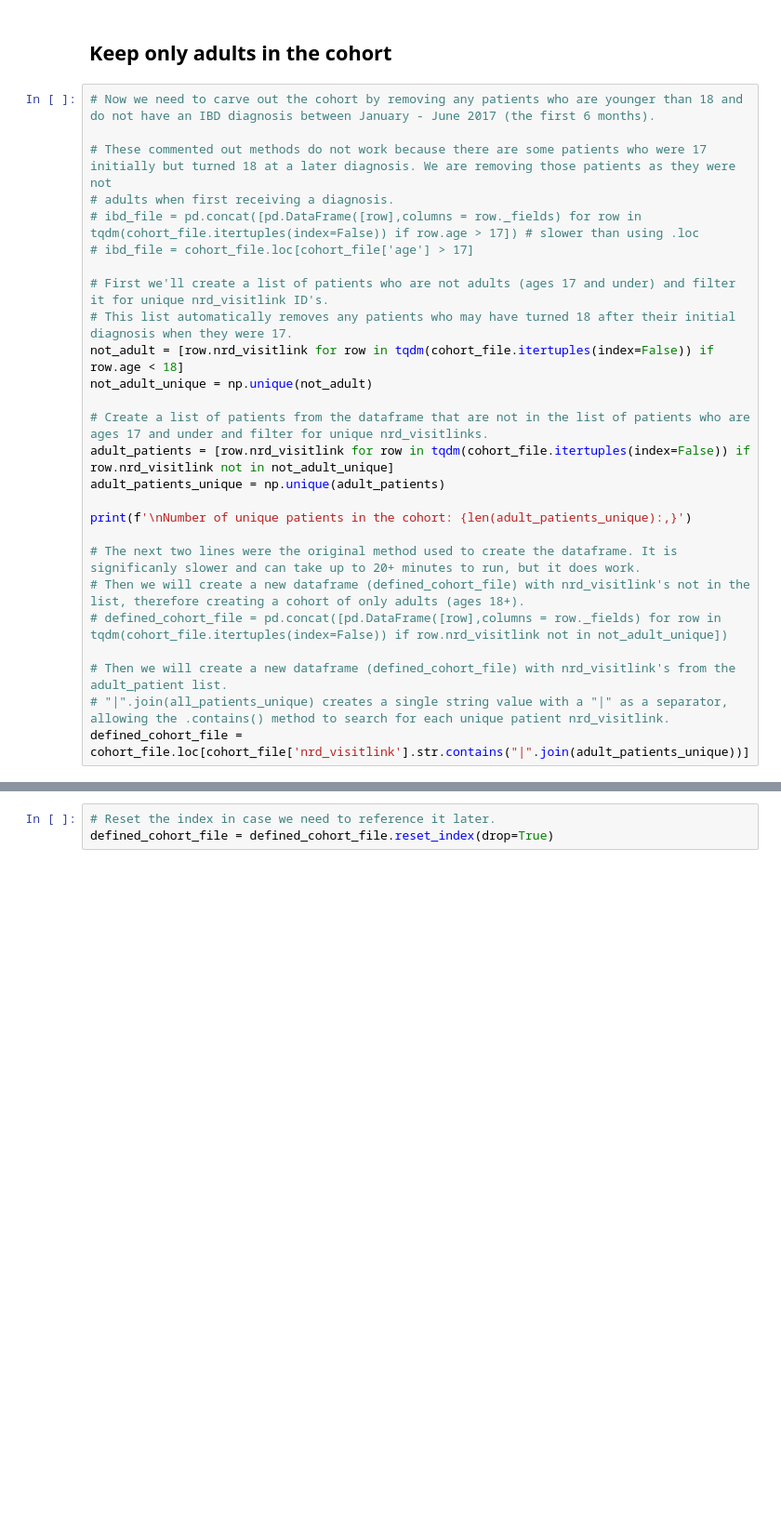
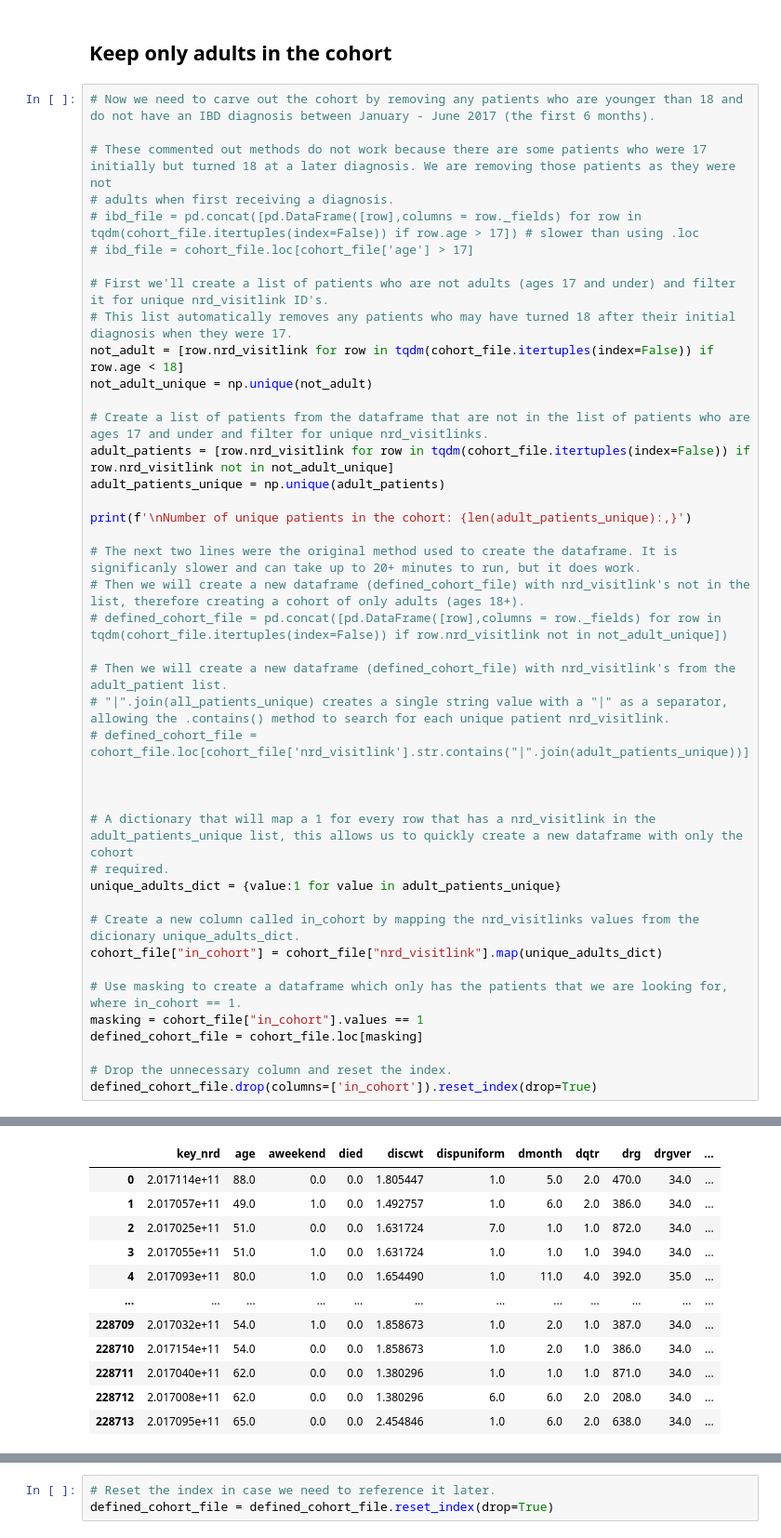
Before and after one commit to Autonomousse/UCSD_NRD_2017, a Jupyter notebook: NRD_2017_defining_cohort.ipynb, the cells around one changed output, grey strips where cells are left out. Shown at 93% size. Drawn from its saved outputs; the diff is of its cells as text; blank space fills up the shorter version.

```diff
--- a/NRD_2017_defining_cohort.ipynb
+++ b/NRD_2017_defining_cohort.ipynb
@@ -43,5 +124,21 @@ print(f'\nNumber of unique patients in the cohort: {len(adult_patients_unique):,
 
 # Then we will create a new dataframe (defined_cohort_file) with nrd_visitlink's from the adult_patient list.
 # "|".join(all_patients_unique) creates a single string value with a "|" as a separator, allowing the .contains() method to search for each unique patient nrd_visitlink.
-defined_cohort_file = cohort_file.loc[cohort_file['nrd_visitlink'].str.contains("|".join(adult_patients_unique))]
+# defined_cohort_file = cohort_file.loc[cohort_file['nrd_visitlink'].str.contains("|".join(adult_patients_unique))]
+
+
+
+# A dictionary that will map a 1 for every row that has a nrd_visitlink in the adult_patients_unique list, this allows us to quickly create a new dataframe with only the cohort
+# required.
+unique_adults_dict = {value:1 for value in adult_patients_unique}
+
+# Create a new column called in_cohort by mapping the nrd_visitlinks values from the dicionary unique_adults_dict.
+cohort_file["in_cohort"] = cohort_file["nrd_visitlink"].map(unique_adults_dict)
+
+# Use masking to create a dataframe which only has the patients that we are looking for, where in_cohort == 1.
+masking = cohort_file["in_cohort"].values == 1
+defined_cohort_file = cohort_file.loc[masking]
+
+# Drop the unnecessary column and reset the index.
+defined_cohort_file.drop(columns=['in_cohort']).reset_index(drop=True)
 # %% [output]
@@ -48,0 +146,12 @@ Number of unique patients in the cohort: 127,540
+|  | key_nrd | age | aweekend | died | discwt | dispuniform | dmonth | dqtr | drg | drgver | ... |
+| 0 | 2.017114e+11 | 88.0 | 0.0 | 0.0 | 1.805447 | 1.0 | 5.0 | 2.0 | 470.0 | 34.0 | ... |
+| 1 | 2.017057e+11 | 49.0 | 1.0 | 0.0 | 1.492757 | 1.0 | 6.0 | 2.0 | 386.0 | 34.0 | ... |
+| 2 | 2.017025e+11 | 51.0 | 0.0 | 0.0 | 1.631724 | 7.0 | 1.0 | 1.0 | 872.0 | 34.0 | ... |
+| 3 | 2.017055e+11 | 51.0 | 1.0 | 0.0 | 1.631724 | 1.0 | 1.0 | 1.0 | 394.0 | 34.0 | ... |
+| 4 | 2.017093e+11 | 80.0 | 1.0 | 0.0 | 1.654490 | 1.0 | 11.0 | 4.0 | 392.0 | 35.0 | ... |
+| ... | ... | ... | ... | ... | ... | ... | ... | ... | ... | ... | ... |
+| 228709 | 2.017032e+11 | 54.0 | 1.0 | 0.0 | 1.858673 | 1.0 | 2.0 | 1.0 | 387.0 | 34.0 | ... |
+| 228710 | 2.017154e+11 | 54.0 | 0.0 | 0.0 | 1.858673 | 1.0 | 2.0 | 1.0 | 386.0 | 34.0 | ... |
+| 228711 | 2.017040e+11 | 62.0 | 0.0 | 0.0 | 1.380296 | 1.0 | 1.0 | 1.0 | 871.0 | 34.0 | ... |
+| 228712 | 2.017008e+11 | 62.0 | 0.0 | 0.0 | 1.380296 | 6.0 | 6.0 | 2.0 | 208.0 | 34.0 | ... |
+| 228713 | 2.017095e+11 | 65.0 | 0.0 | 0.0 | 2.454846 | 1.0 | 6.0 | 2.0 | 638.0 | 34.0 | ... |
```
Also changed, not shown: parts of 49 cells of this notebook, 1 other file.
